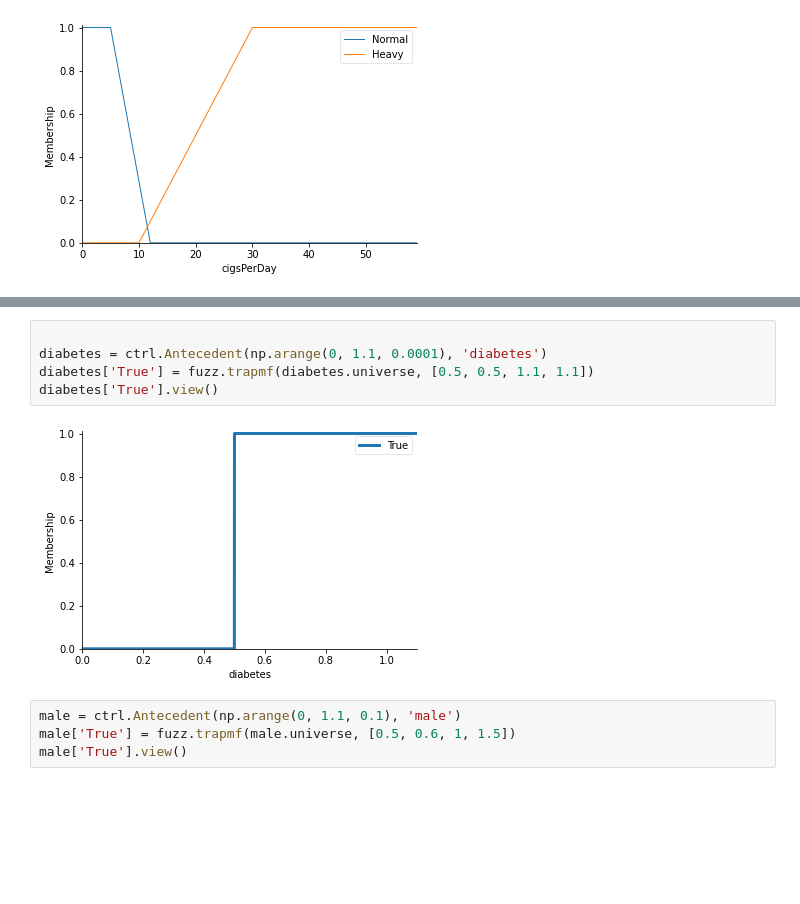
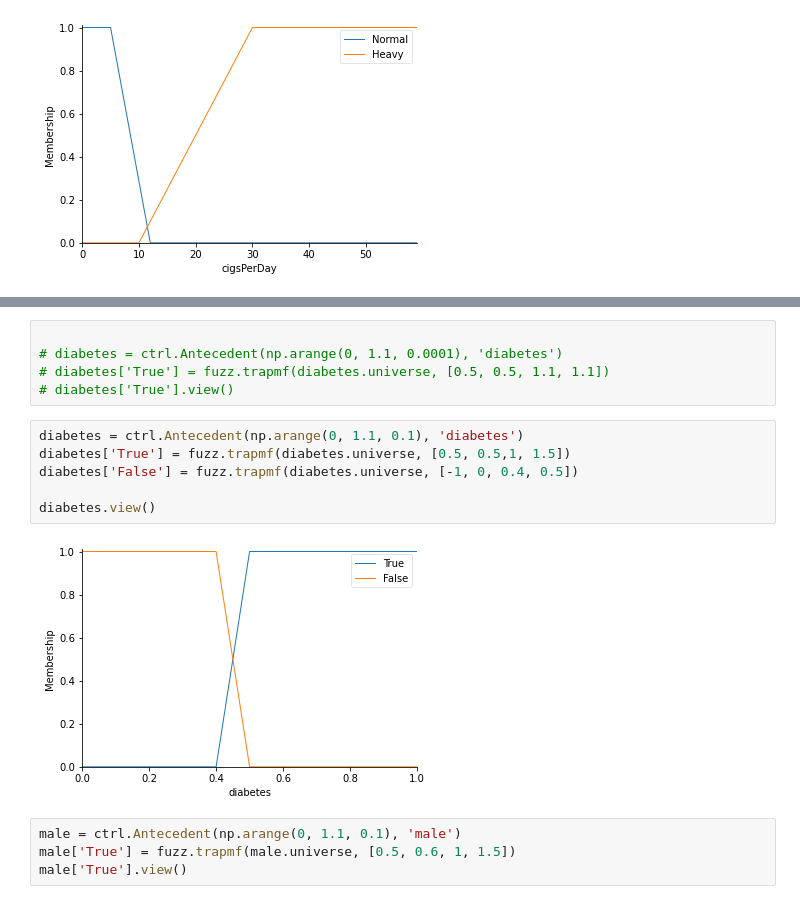
Before and after one commit to miretteamin/CHD-Prediction-using-Fuzzy-Logic, a Jupyter notebook: CHD.ipynb, the cells around one changed output, grey strips where cells are left out. Saved outputs shown, nothing was run; the diff lists cells and outputs as text; blank space fills up the shorter version.

```diff
--- a/CHD.ipynb
+++ b/CHD.ipynb
@@ -83,10 +61,16 @@ age['Old'].view()
 # %%
 
-diabetes = ctrl.Antecedent(np.arange(0, 1.1, 0.0001), 'diabetes')
-diabetes['True'] = fuzz.trapmf(diabetes.universe, [0.5, 0.5, 1.1, 1.1])
-diabetes['True'].view()
+# diabetes = ctrl.Antecedent(np.arange(0, 1.1, 0.0001), 'diabetes')
+# diabetes['True'] = fuzz.trapmf(diabetes.universe, [0.5, 0.5, 1.1, 1.1])
+# diabetes['True'].view()
-# %% [output]
-[figure, removed]
+# %%
+diabetes = ctrl.Antecedent(np.arange(0, 1.1, 0.1), 'diabetes')
+diabetes['True'] = fuzz.trapmf(diabetes.universe, [0.5, 0.5,1, 1.5])
+diabetes['False'] = fuzz.trapmf(diabetes.universe, [-1, 0, 0.4, 0.5])
+
+diabetes.view()
+# %% [output]
+[figure, added]
 # %%
 male = ctrl.Antecedent(np.arange(0, 1.1, 0.1), 'male')
 male['True'] = fuzz.trapmf(male.universe, [0.5, 0.6, 1, 1.5])
```
Also changed, not shown: parts of 32 cells of this notebook, 1 other file.
